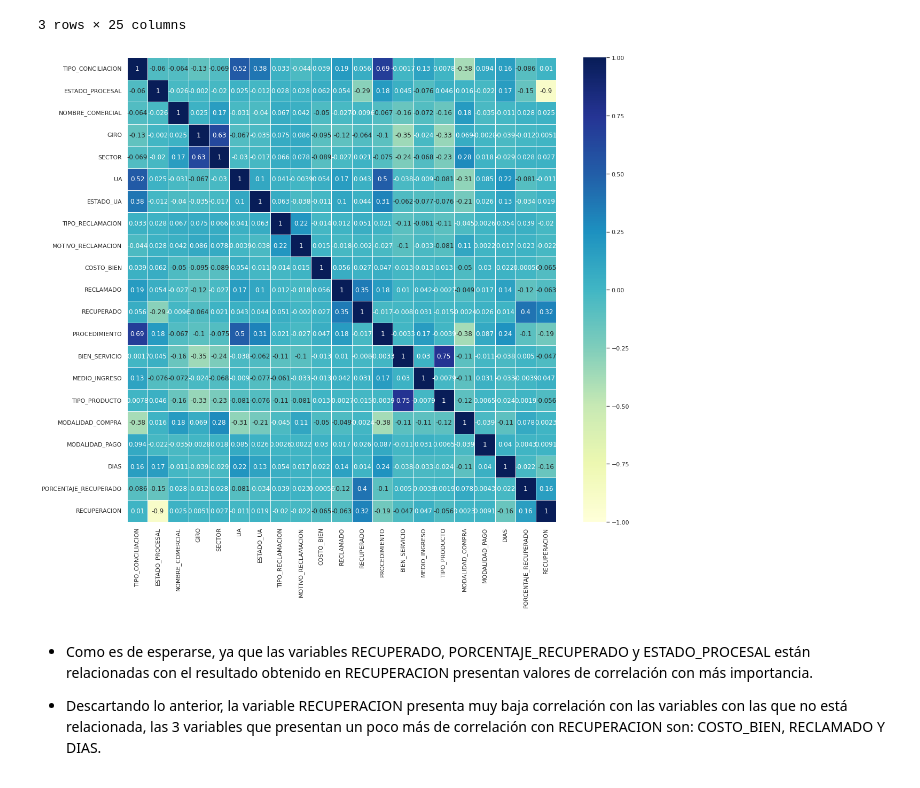
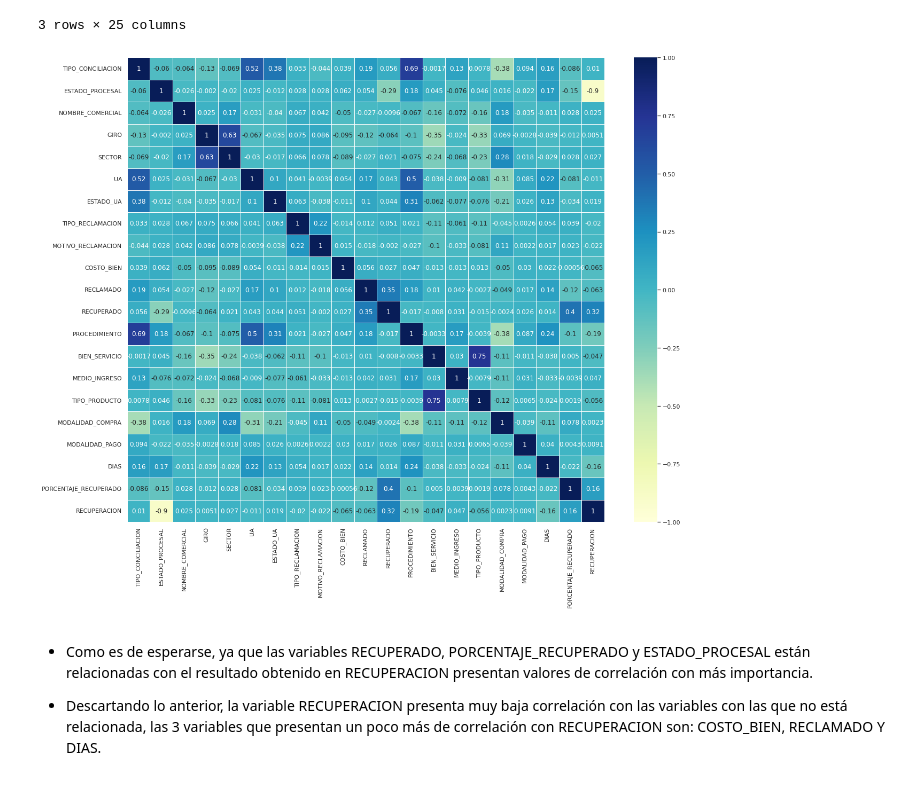
Before and after one commit to adavals/bedu-datascience-f3m1, a Jupyter notebook: postwork__1_al_8_version_2.ipynb, the cells around one changed output. Saved outputs shown, nothing was run; the diff lists cells and outputs as text; code cells hidden in the pictures.

```diff
--- a/postwork__1_al_8_version_2.ipynb
+++ b/postwork__1_al_8_version_2.ipynb
@@ -1503,10 +2398,10 @@ codificacion_categoria('MODALIDAD_PAGO')
 # %%
 # Revisión de correlaciones para saber cuáles variables probablemente influyen más
 # en la variable RECUPERACION de un monto
-plt.figure(figsize=(18,16))
+plt.figure(figsize=(20,16))
 ax = sns.heatmap(dfc.corr(), vmin=-1, vmax=1, annot=True, cmap="YlGnBu", linewidths=1)
 # %% [output]
-[figure, old version]
+[figure, new version]
 # %% [markdown]
 - Como es de esperarse, ya que las variables RECUPERADO, PORCENTAJE_RECUPERADO y ESTADO_PROCESAL están relacionadas con el resultado obtenido en RECUPERACION presentan valores de correlación con más importancia.
 
```
Also changed, not shown: parts of 143 cells of this notebook.
